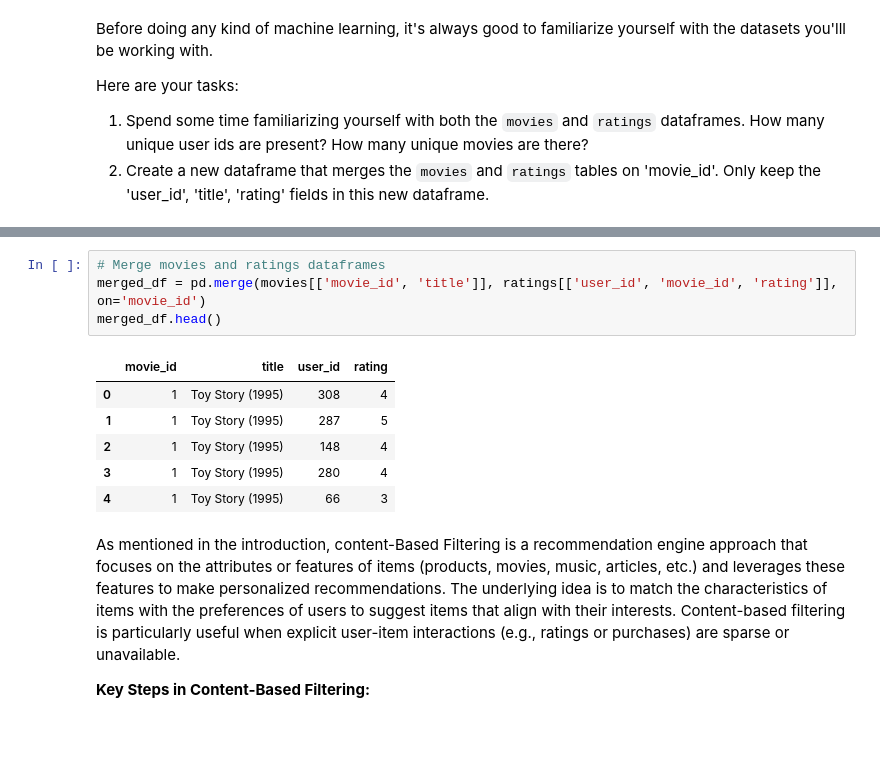
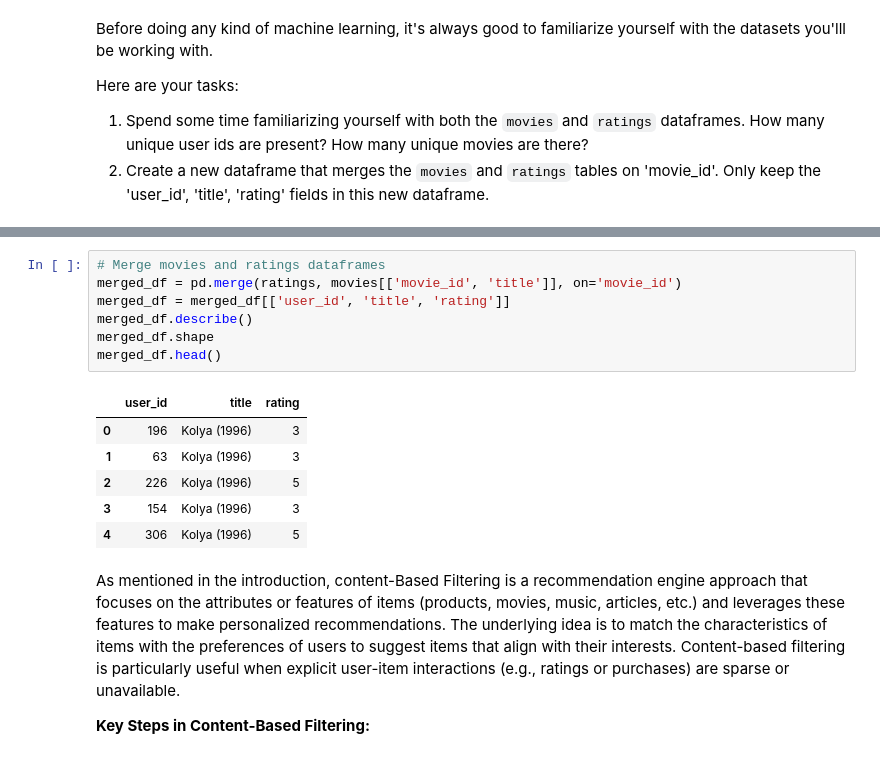
Before and after one commit to RSUCSD/mec2-projects, a Jupyter notebook: Student_MLE_MiniProject_Recommendation_Engines.ipynb, the cells around one changed output, grey strips where cells are left out. Cells and saved outputs as stored; diff of their text form.

```diff
--- a/Student_MLE_MiniProject_Recommendation_Engines.ipynb
+++ b/Student_MLE_MiniProject_Recommendation_Engines.ipynb
@@ -120,14 +126,17 @@ Number of unique movies: 1682
 # %%
 # Merge movies and ratings dataframes
-merged_df = pd.merge(movies[['movie_id', 'title']], ratings[['user_id', 'movie_id', 'rating']], on='movie_id')
+merged_df = pd.merge(ratings, movies[['movie_id', 'title']], on='movie_id')
+merged_df = merged_df[['user_id', 'title', 'rating']]
+merged_df.describe()
+merged_df.shape
 merged_df.head()
 # %% [output]
-|  | movie_id | title | user_id | rating |
-| 0 | 1 | Toy Story (1995) | 308 | 4 |
-| 1 | 1 | Toy Story (1995) | 287 | 5 |
-| 2 | 1 | Toy Story (1995) | 148 | 4 |
-| 3 | 1 | Toy Story (1995) | 280 | 4 |
-| 4 | 1 | Toy Story (1995) | 66 | 3 |
+|  | user_id | title | rating |
+| 0 | 196 | Kolya (1996) | 3 |
+| 1 | 63 | Kolya (1996) | 3 |
+| 2 | 226 | Kolya (1996) | 5 |
+| 3 | 154 | Kolya (1996) | 3 |
+| 4 | 306 | Kolya (1996) | 5 |
 # %% [markdown]
 As mentioned in the introduction, content-Based Filtering is a recommendation engine approach that focuses on the attributes or features of items (products, movies, music, articles, etc.) and leverages these features to make personalized recommendations. The underlying idea is to match the characteristics of items with the preferences of users to suggest items that align with their interests. Content-based filtering is particularly useful when explicit user-item interactions (e.g., ratings or purchases) are sparse or unavailable.
 
```
Also changed, not shown: parts of 4 cells of this notebook.
